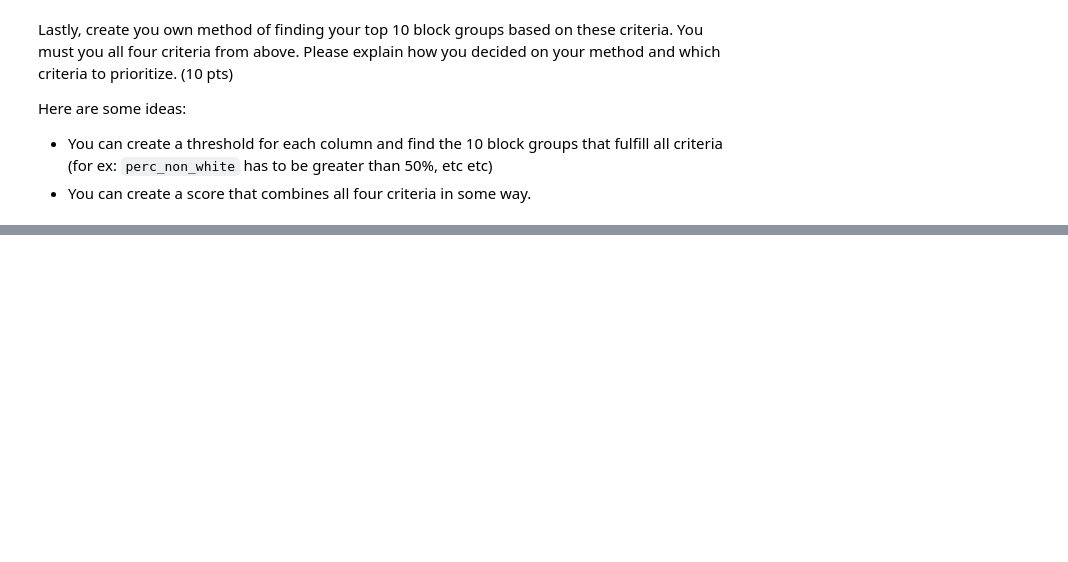
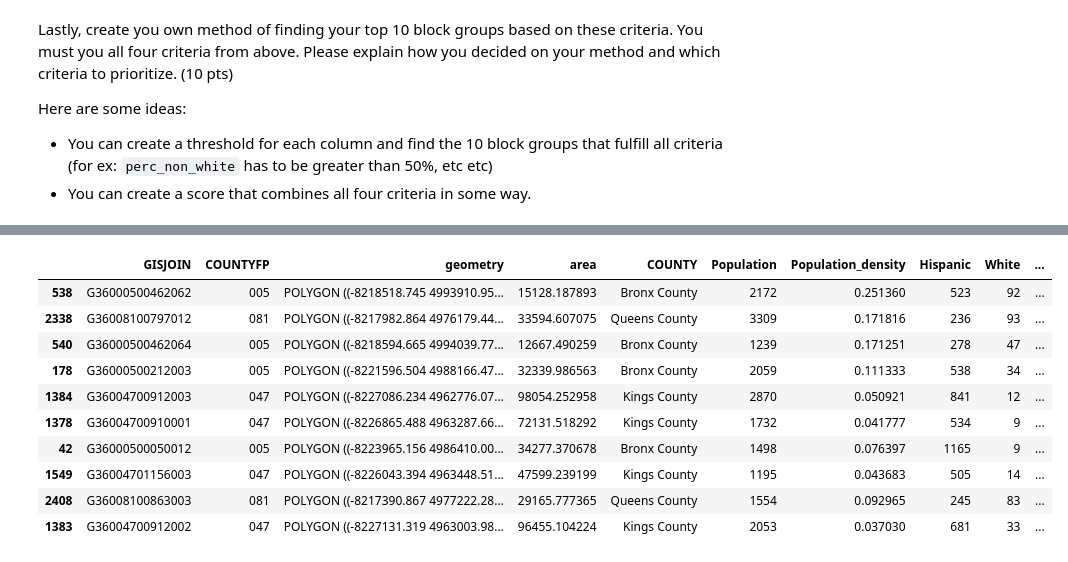
Before and after one commit to desaiwang/4680_5680_intro_uds, a Jupyter notebook: Homework/HW2.ipynb, the cells around one changed output, grey strips where cells are left out. Drawn from its saved outputs; the diff is of its cells as text; code cells hidden in the pictures; blank space fills up the shorter version.

```diff
--- a/Homework/HW2.ipynb
+++ b/Homework/HW2.ipynb
@@ -328,0 +218,6 @@ Lastly, find the percent non-white residents in each block group (3 pts)
+# %%
+#there is one row with population density as inf, so I replace it with 0
+uncovered_blocks.loc[uncovered_blocks["Population_density"]==float('inf'), "Population_density"] = 0
+
+#I overview the data to for sanity
+uncovered_blocks.describe()
@@ -332,3 +237,18 @@ Lastly, create you own method of finding your top 10 block groups based on these
 Here are some ideas:
 - You can create a threshold for each column and find the 10 block groups that fulfill all criteria (for ex: `perc_non_white` has to be greater than 50%, etc etc)
 - You can create a score that combines all four criteria in some way.
+# %%
+# I wanted to combine all four criteria to one score
+# given that they are in different ranges, I normalize all values to be in [0,1]
+
+# I created a normalization function and pass all four criteria through it
+def normalize_column(column):
+    min_val = column.min()
+    max_val = column.max()
+    normalized_column = (column - min_val) / (max_val - min_val)
+    return normalized_column
+
+uncovered_proportions_norm = normalize_column(uncovered_blocks["uncovered_proportions"])
+Population_density_norm = normalize_column(uncovered_blocks["Population_density"])
+distance_to_downtown_norm = normalize_column(uncovered_blocks["distance_to_downtown"])
+non_white_resident_proportions_norm = normalize_column(uncovered_blocks["non-white resident proportions"])
@@ -334,0 +268,20 @@ Here are some ideas:
+# %%
+# this seems very reasonable, so I now make a score
+# I know that for uncovered_proportions, population density, and non-white resident proportions, the higher the number the better
+# and that for distance_to_downtown, the lower the number the better
+# I weigh these categories equally, and add up first categories then subtract by distance_to_downtown:
+
+score = uncovered_proportions_norm+Population_density_norm-distance_to_downtown_norm+non_white_resident_proportions_norm
+
+#I set this as a column
+uncovered_blocks["score"] = score
+# %%
+#I sort by score, listing the highest first
+uncovered_blocks = uncovered_blocks.sort_values(by="score", ascending=False)
+
+# I plotted them interactively, and checked that they are what I expected.
+# The top 30 are much higher in all categories (other than distance to downtown)
+# And the bottom 30 are much lower in all categories except for distance
+
+m = uncovered_blocks.head(30).explore()
+uncovered_blocks.tail(30).explore(m=m, color="red")
@@ -335,2 +290,15 @@ Here are some ideas:
 # %%
-# INSERT YOUR CODE HERE
+#lastly, I show the 10 groups I recommend to place Citi bikes in:
+uncovered_blocks.head(10)
+# %% [output]
+|  | GISJOIN | COUNTYFP | geometry | area | COUNTY | Population | Population_density | Hispanic | White | ... |
+| 538 | G36000500462062 | 005 | POLYGON ((-8218518.745 4993910.95... | 15128.187893 | Bronx County | 2172 | 0.251360 | 523 | 92 | ... |
+| 2338 | G36008100797012 | 081 | POLYGON ((-8217982.864 4976179.44... | 33594.607075 | Queens County | 3309 | 0.171816 | 236 | 93 | ... |
+| 540 | G36000500462064 | 005 | POLYGON ((-8218594.665 4994039.77... | 12667.490259 | Bronx County | 1239 | 0.171251 | 278 | 47 | ... |
+| 178 | G36000500212003 | 005 | POLYGON ((-8221596.504 4988166.47... | 32339.986563 | Bronx County | 2059 | 0.111333 | 538 | 34 | ... |
+| 1384 | G36004700912003 | 047 | POLYGON ((-8227086.234 4962776.07... | 98054.252958 | Kings County | 2870 | 0.050921 | 841 | 12 | ... |
+| 1378 | G36004700910001 | 047 | POLYGON ((-8226865.488 4963287.66... | 72131.518292 | Kings County | 1732 | 0.041777 | 534 | 9 | ... |
+| 42 | G36000500050012 | 005 | POLYGON ((-8223965.156 4986410.00... | 34277.370678 | Bronx County | 1498 | 0.076397 | 1165 | 9 | ... |
+| 1549 | G36004701156003 | 047 | POLYGON ((-8226043.394 4963448.51... | 47599.239199 | Kings County | 1195 | 0.043683 | 505 | 14 | ... |
+| 2408 | G36008100863003 | 081 | POLYGON ((-8217390.867 4977222.28... | 29165.777365 | Queens County | 1554 | 0.092965 | 245 | 83 | ... |
+| 1383 | G36004700912002 | 047 | POLYGON ((-8227131.319 4963003.98... | 96455.104224 | Kings County | 2053 | 0.037030 | 681 | 33 | ... |
```
Also changed, not shown: parts of 20 cells of this notebook, 1 other file.
